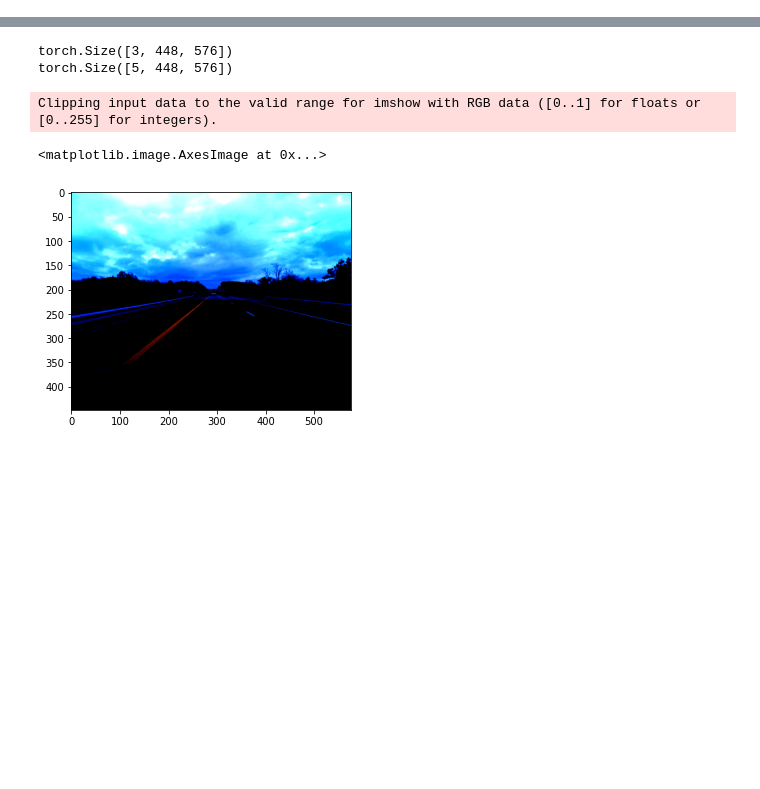
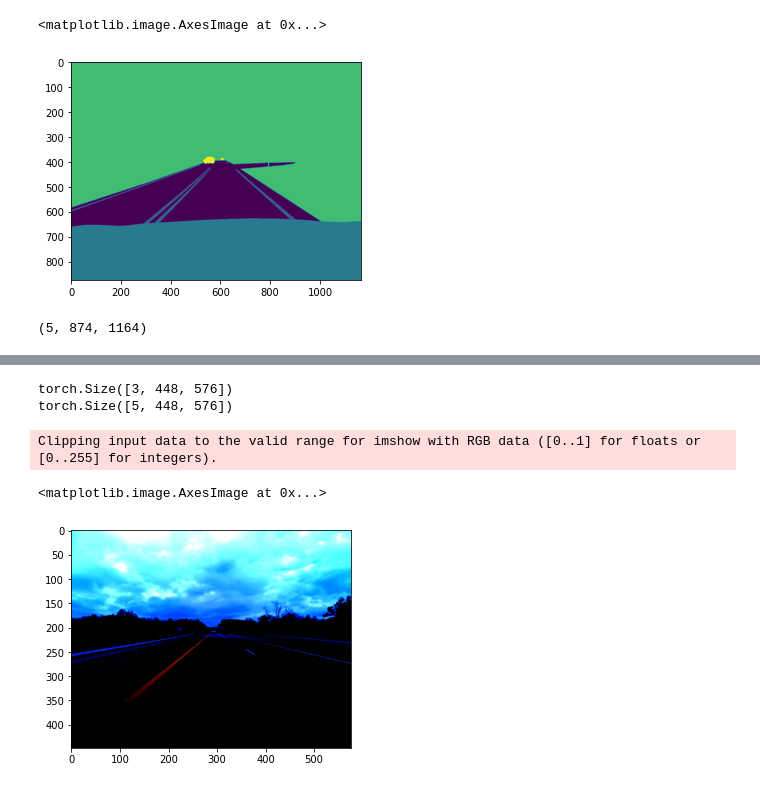
Before and after one commit to johanngerberding/comma10k-segmentation-pytorch, a Jupyter notebook: notebooks/visualize.ipynb, the cells around one changed output, grey strips where cells are left out. Saved outputs shown, nothing was run; the diff lists cells and outputs as text; code cells hidden in the pictures; blank space fills up the shorter version.

```diff
--- a/notebooks/visualize.ipynb
+++ b/notebooks/visualize.ipynb
@@ -19,0 +32,9 @@ len(test_imgs)
+# %%
+mask_path = os.path.join(masks_root, os.path.split(image)[1])
+# %%
+mask = cv2.imread(mask_path, 0).astype('uint8')
+# %%
+plt.imshow(mask)
+# %% [output]
+<matplotlib.image.AxesImage at 0x...>
+[figure, added]
@@ -19,0 +43,4 @@ len(test_imgs)
+# %%
+mask.shape
+# %% [output]
+(5, 874, 1164)
```
Also changed, not shown: parts of 14 cells of this notebook, 4 other files.
